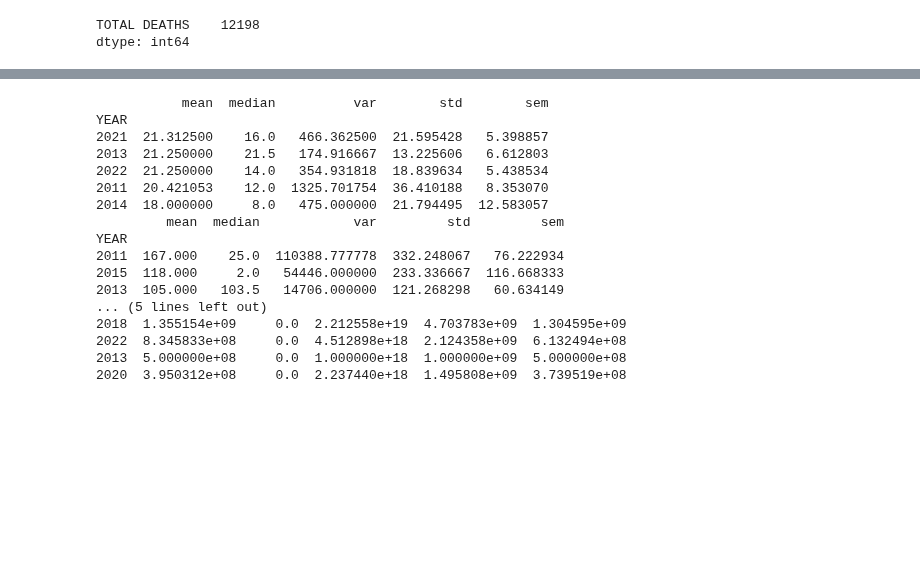
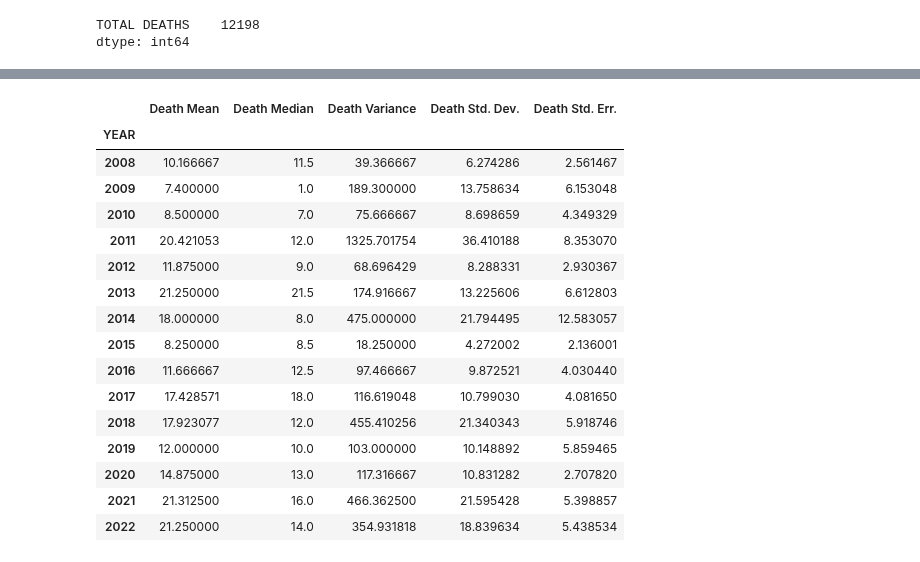
Before and after one commit to elizabethmorgan26/team1, a Jupyter notebook: mergestorm.ipynb, the cells around one changed output, grey strips where cells are left out. Cells and saved outputs as stored; diff of their text form; code cells hidden in the pictures; blank space fills up the shorter version.

```diff
--- a/mergestorm.ipynb
+++ b/mergestorm.ipynb
@@ -385,37 +327,37 @@ groupbydeath_df.loc[groupbydeath_df["EPISODE_ID"] == 174632]
 groupbydeath_df.loc[:,"TOTAL DEATHS"]=groupbydeath_df["TOTAL DEATHS"].fillna("0")
 groupbydeath_df.loc[:,"TOTAL INJURIES"]=groupbydeath_df["TOTAL INJURIES"].fillna("0")
 # %%
-# Playing with summary statistics
-# Generate a summary statistics table of mean, median, variance, standard deviation,
-# and SEM of the year and death, injuries, and damages
-# Use groupby and summary statistical methods to calculate the following properties of each year and episode
+# Generate a statistics summary table of mean, median, variance, standard deviation
+# and SEM of the year and total death
+death_mean = groupbydeath_df.groupby(["YEAR"])["TOTAL DEATHS"].mean()
+death_median = groupbydeath_df.groupby(["YEAR"])["TOTAL DEATHS"].median()
+death_var = groupbydeath_df.groupby(["YEAR"])["TOTAL DEATHS"].var()
+death_std = groupbydeath_df.groupby(["YEAR"])["TOTAL DEATHS"].std()
+death_sem = groupbydeath_df.groupby(["YEAR"])["TOTAL DEATHS"].sem()
 
-death_mean = groupbydeath_df.groupby(["YEAR"])["TOTAL DEATHS"].agg(['mean','median','var', 'std', 'sem'])
-death_mean = death_mean.sort_values(by="mean", ascending=False)
-print (death_mean.head())
+# Assemble the resulting series into a single summary DataFrame.
+death_summary_stats_df = pd.DataFrame({'Death Mean': death_mean,
+                           'Death Median' : death_median,
+                           'Death Variance': death_var,
+                           'Death Std. Dev.' : death_std,
+                           'Death Std. Err.' : death_sem})
 
-injury_mean = groupbydeath_df.groupby(["YEAR"])["TOTAL INJURIES"].agg(['mean','median','var', 'std', 'sem'])
-injury_mean = injury_mean.sort_values(by="mean", ascending=False)
-print(injury_mean.head())
-
-damages_mean = groupbydeath_df.groupby(["YEAR"])["TOTAL DAMAGES"].agg(['mean','median','var', 'std', 'sem'])
-damages_mean = damages_mean.sort_values(by="mean", ascending=False)
-print(damages_mean.head())
+death_summary_stats_df
 # %% [output]
-           mean  median          var        std        sem
-YEAR
-2021  21.312500    16.0   466.362500  21.595428   5.398857
-2013  21.250000    21.5   174.916667  13.225606   6.612803
-2022  21.250000    14.0   354.931818  18.839634   5.438534
-2011  20.421053    12.0  1325.701754  36.410188   8.353070
-2014  18.000000     8.0   475.000000  21.794495  12.583057
-         mean  median            var         std         sem
-YEAR
-2011  167.000    25.0  110388.777778  332.248067   76.222934
-2015  118.000     2.0   54446.000000  233.336667  116.668333
-2013  105.000   103.5   14706.000000  121.268298   60.634149
-... (5 lines left out)
-2018  1.355154e+09     0.0  2.212558e+19  4.703783e+09  1.304595e+09
-2022  8.345833e+08     0.0  4.512898e+18  2.124358e+09  6.132494e+08
-2013  5.000000e+08     0.0  1.000000e+18  1.000000e+09  5.000000e+08
-2020  3.950312e+08     0.0  2.237440e+18  1.495808e+09  3.739519e+08
+|  | Death Mean | Death Median | Death Variance | Death Std. Dev. | Death Std. Err. |
+| YEAR |  |  |  |  |  |
+| 2008 | 10.166667 | 11.5 | 39.366667 | 6.274286 | 2.561467 |
+| 2009 | 7.400000 | 1.0 | 189.300000 | 13.758634 | 6.153048 |
+| 2010 | 8.500000 | 7.0 | 75.666667 | 8.698659 | 4.349329 |
+| 2011 | 20.421053 | 12.0 | 1325.701754 | 36.410188 | 8.353070 |
+| 2012 | 11.875000 | 9.0 | 68.696429 | 8.288331 | 2.930367 |
+| 2013 | 21.250000 | 21.5 | 174.916667 | 13.225606 | 6.612803 |
+| 2014 | 18.000000 | 8.0 | 475.000000 | 21.794495 | 12.583057 |
+| 2015 | 8.250000 | 8.5 | 18.250000 | 4.272002 | 2.136001 |
+| 2016 | 11.666667 | 12.5 | 97.466667 | 9.872521 | 4.030440 |
+| 2017 | 17.428571 | 18.0 | 116.619048 | 10.799030 | 4.081650 |
+| 2018 | 17.923077 | 12.0 | 455.410256 | 21.340343 | 5.918746 |
+| 2019 | 12.000000 | 10.0 | 103.000000 | 10.148892 | 5.859465 |
+| 2020 | 14.875000 | 13.0 | 117.316667 | 10.831282 | 2.707820 |
+| 2021 | 21.312500 | 16.0 | 466.362500 | 21.595428 | 5.398857 |
+| 2022 | 21.250000 | 14.0 | 354.931818 | 18.839634 | 5.438534 |
```
Also changed, not shown: parts of 23 cells of this notebook.
